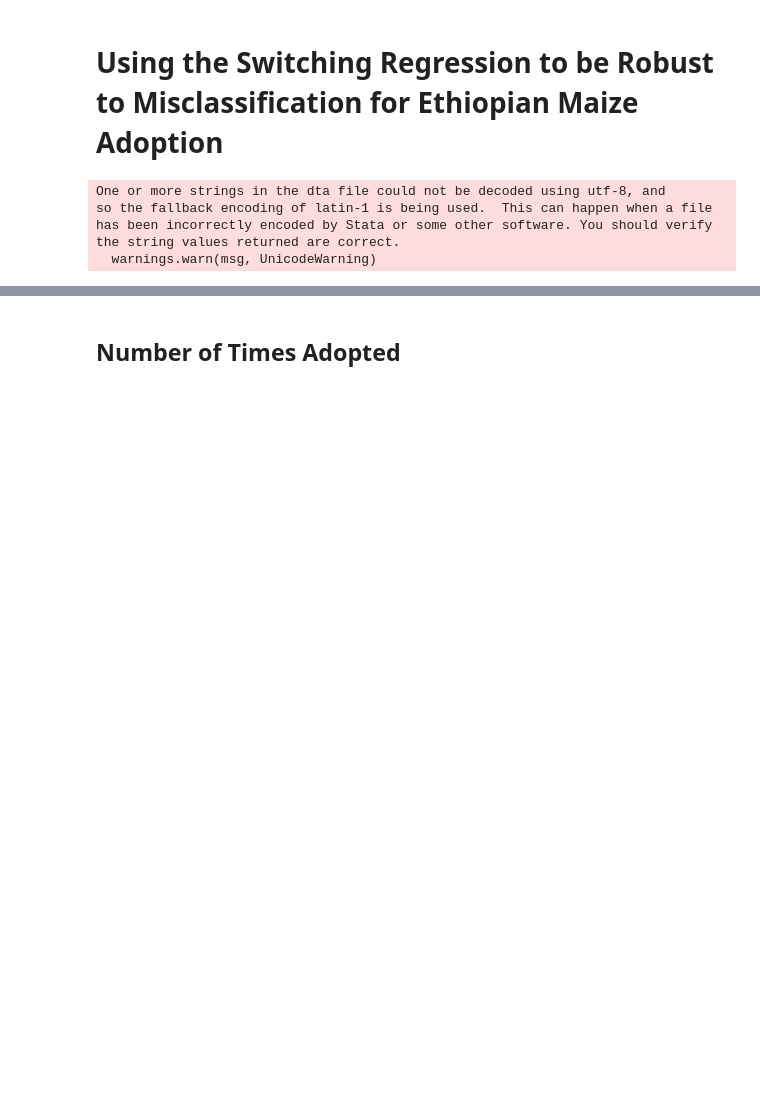
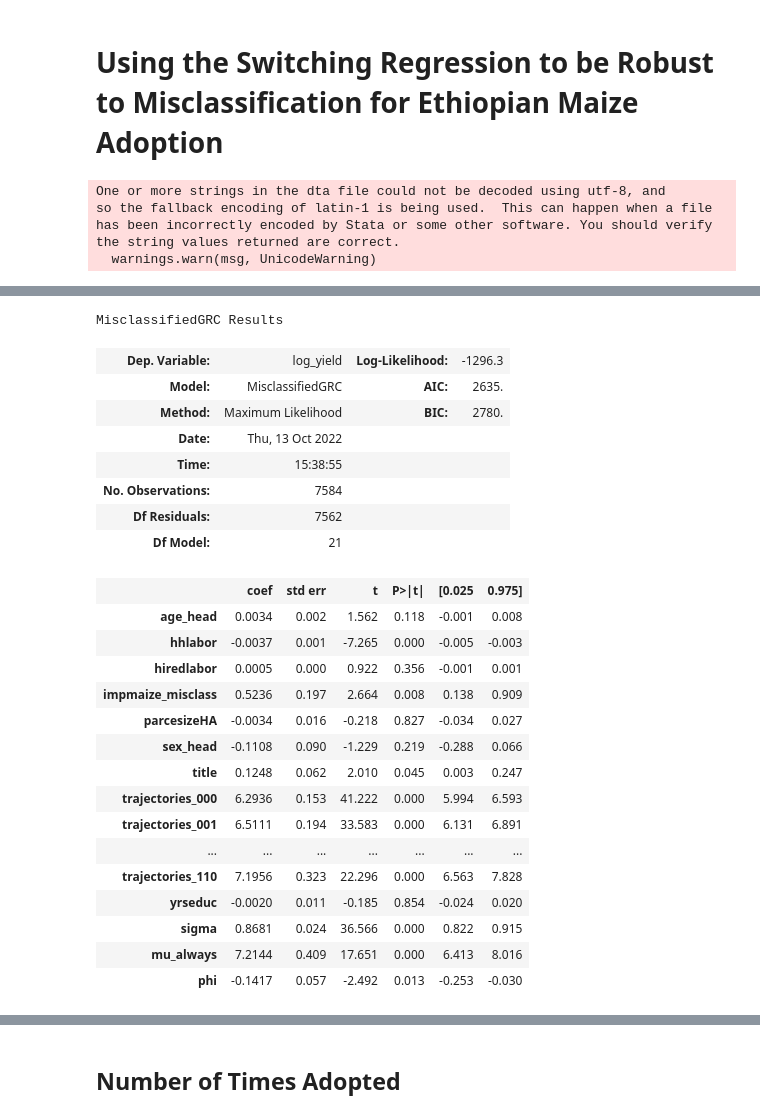
Before and after one commit to amichuda/ethiopia-tech-adoption, a Jupyter notebook: python/switching_reg.ipynb, the cells around one changed output, grey strips where cells are left out. Drawn from its saved outputs; the diff is of its cells as text; code cells hidden in the pictures; blank space fills up the shorter version.

```diff
--- a/python/switching_reg.ipynb
+++ b/python/switching_reg.ipynb
@@ -295,5 +352,33 @@ Optimization terminated successfully.
 # %%
 full_df_short = full_df.reset_index('trajectories_misclass').query("trajectories_true==trajectories_misclass")
+# %%
+sr.summary()
+# %% [output]
+MisclassifiedGRC Results
+| Dep. Variable: | log_yield | Log-Likelihood: | -1296.3 |
+| Model: | MisclassifiedGRC | AIC: | 2635. |
+| Method: | Maximum Likelihood | BIC: | 2780. |
+| Date: | Thu, 13 Oct 2022 |  |  |
+| Time: | 15:38:55 |  |  |
+| No. Observations: | 7584 |  |  |
+| Df Residuals: | 7562 |  |  |
+| Df Model: | 21 |  |  |
+|  | coef | std err | t | P>|t| | [0.025 | 0.975] |
+| age_head | 0.0034 | 0.002 | 1.562 | 0.118 | -0.001 | 0.008 |
+| hhlabor | -0.0037 | 0.001 | -7.265 | 0.000 | -0.005 | -0.003 |
+| hiredlabor | 0.0005 | 0.000 | 0.922 | 0.356 | -0.001 | 0.001 |
+| impmaize_misclass | 0.5236 | 0.197 | 2.664 | 0.008 | 0.138 | 0.909 |
+| parcesizeHA | -0.0034 | 0.016 | -0.218 | 0.827 | -0.034 | 0.027 |
+| sex_head | -0.1108 | 0.090 | -1.229 | 0.219 | -0.288 | 0.066 |
+| title | 0.1248 | 0.062 | 2.010 | 0.045 | 0.003 | 0.247 |
+| trajectories_000 | 6.2936 | 0.153 | 41.222 | 0.000 | 5.994 | 6.593 |
+| trajectories_001 | 6.5111 | 0.194 | 33.583 | 0.000 | 6.131 | 6.891 |
+| ... | ... | ... | ... | ... | ... | ... |
+| trajectories_110 | 7.1956 | 0.323 | 22.296 | 0.000 | 6.563 | 7.828 |
+| yrseduc | -0.0020 | 0.011 | -0.185 | 0.854 | -0.024 | 0.020 |
+| sigma | 0.8681 | 0.024 | 36.566 | 0.000 | 0.822 | 0.915 |
+| mu_always | 7.2144 | 0.409 | 17.651 | 0.000 | 6.413 | 8.016 |
+| phi | -0.1417 | 0.057 | -2.492 | 0.013 | -0.253 | -0.030 |
 # %%
 mu_freq = merged_df.filter(like='trajectories_').replace().idxmax(axis=1).value_counts(normalize=True, sort=False)
 
```
Also changed, not shown: parts of 13 cells of this notebook, 14 other files.
